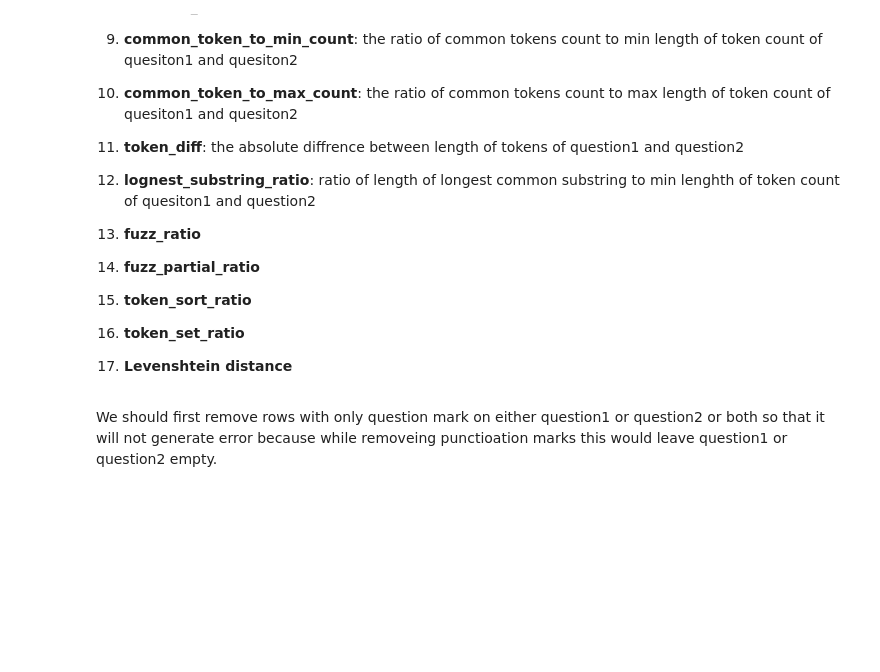
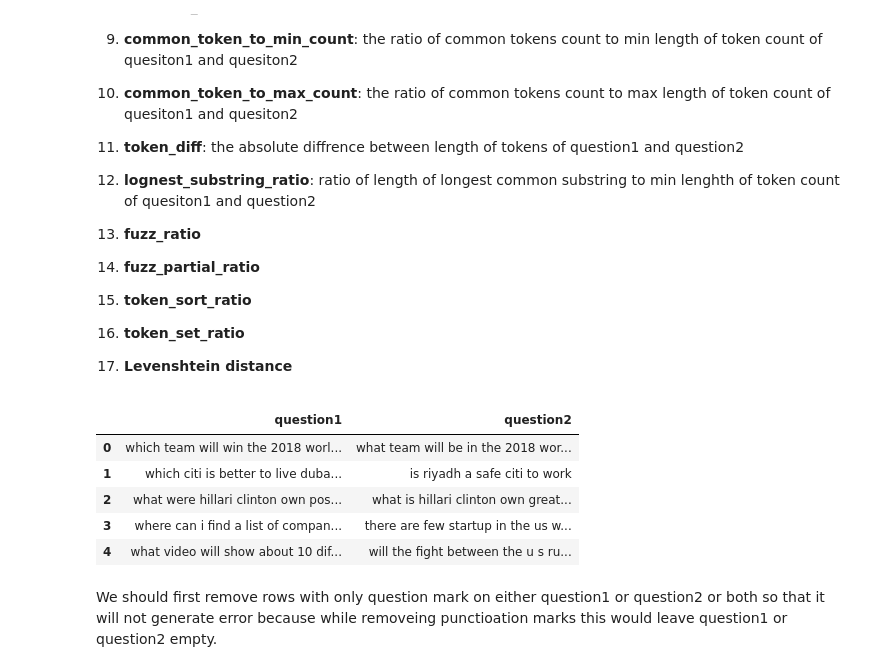
Before and after one commit to AhmadTaha96/Quora-Questions-Pair-Similarity, a Jupyter notebook: Advanced Features Design.ipynb, the cells around one changed output. Saved outputs shown, nothing was run; the diff lists cells and outputs as text; code cells hidden in the pictures; blank space fills up the shorter version.

```diff
--- a/Advanced Features Design.ipynb
+++ b/Advanced Features Design.ipynb
@@ -153,3 +159,12 @@ We shall design the following **Features**:
+# %%
+train_data[["question1", "question2"]].head()
+# %% [output]
+|  | question1 | question2 |
+| 0 | which team will win the 2018 worl... | what team will be in the 2018 wor... |
+| 1 | which citi is better to live duba... | is riyadh a safe citi to work |
+| 2 | what were hillari clinton own pos... | what is hillari clinton own great... |
+| 3 | where can i find a list of compan... | there are few startup in the us w... |
+| 4 | what video will show about 10 dif... | will the fight between the u s ru... |
 # %%
 def get_features(questions1, questions2):
 
```
Also changed, not shown: parts of 8 cells of this notebook.
